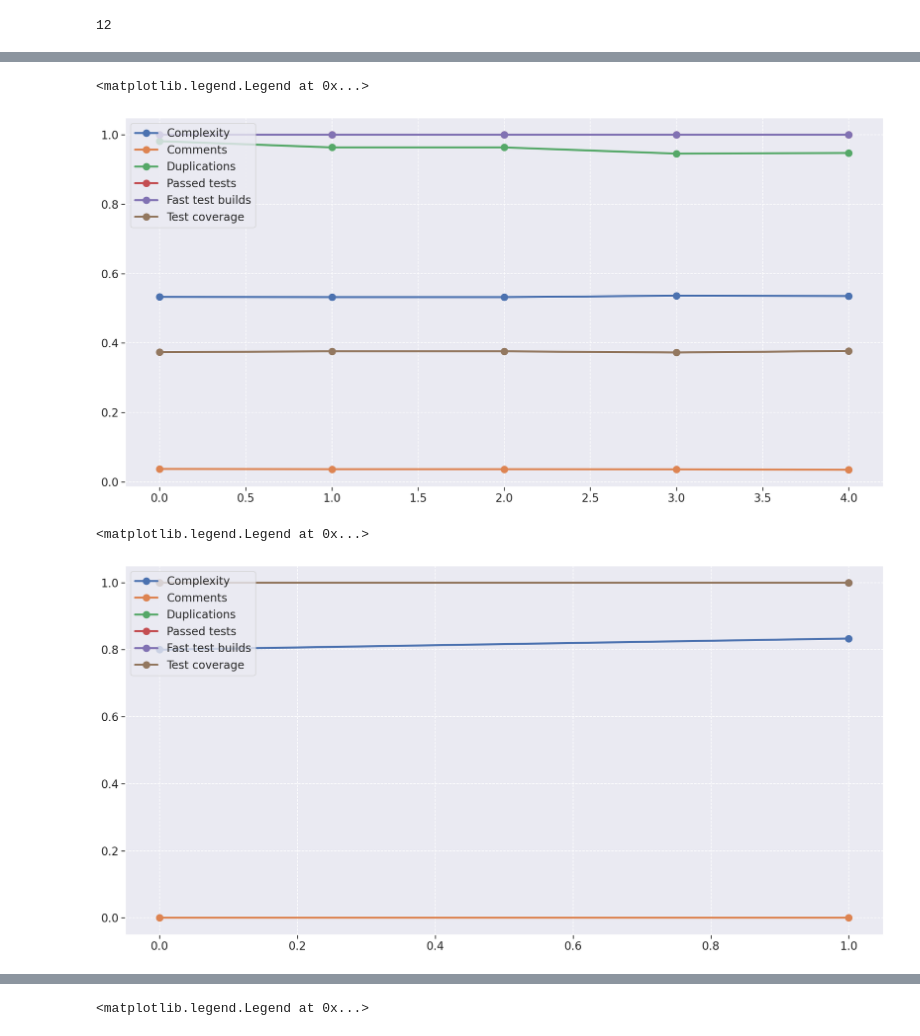
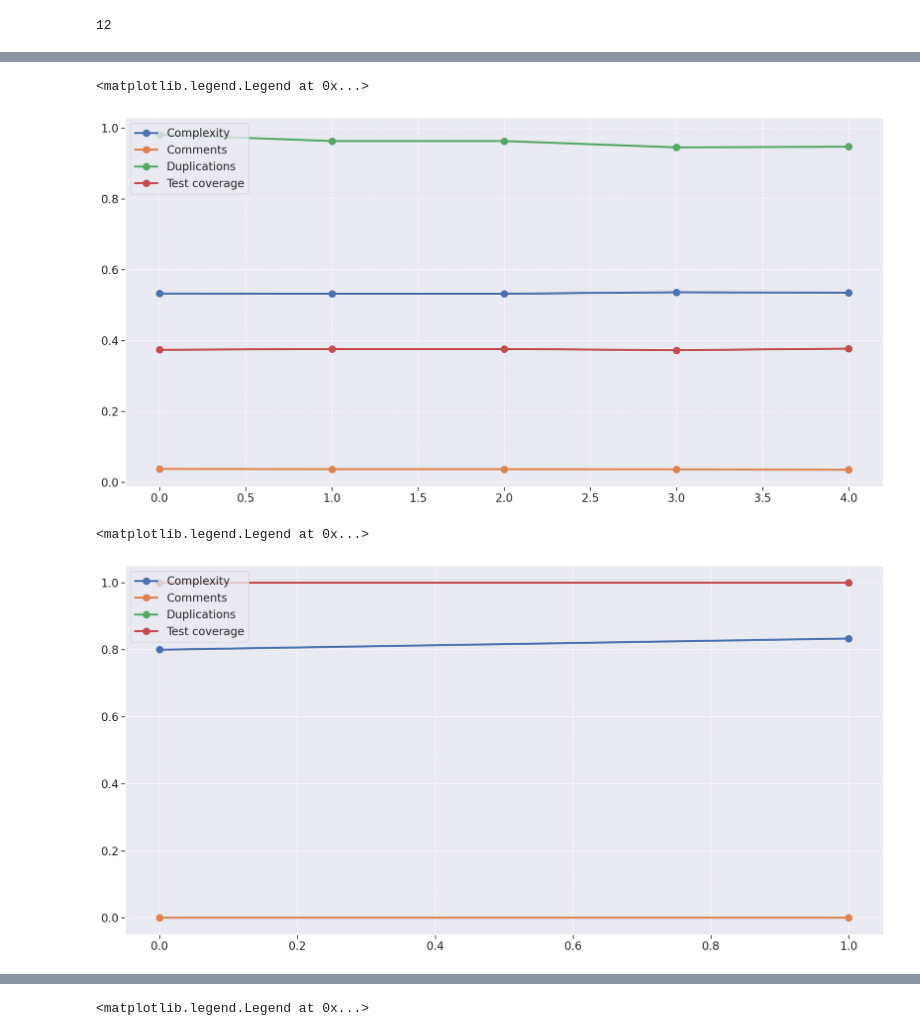
Before and after one commit to fga-eps-mds/2021-2-Oraculo-DOC, a Jupyter notebook: Notebook/analytics.ipynb, the cells around one changed output, grey strips where cells are left out. Saved outputs shown, nothing was run; the diff lists cells and outputs as text; code cells hidden in the pictures.

```diff
--- a/Notebook/analytics.ipynb
+++ b/Notebook/analytics.ipynb
@@ -134,11 +134,11 @@ metric_list = ['files',
                'duplicated_lines_density',
                'coverage',
                'ncloc',
-               'security_rating',
                'tests',
-               'test_success_density',
+               'test_errors',
+               'test_failures',
                'test_execution_time',
-               'reliability_rating']
+               'security_rating']
 
 len(metric_list)
 # %% [output]
@@ -334,29 +334,29 @@ registros_metrics = create_metrics_df(registros_df)
 # %%
 fig = plt.figure(figsize=(20, 10))
 
 plt.plot(front_metrics['m1'], label='Complexity', linewidth=3, marker='o', markersize=10)
 plt.plot(front_metrics['m2'], label='Comments', linewidth=3, marker='o', markersize=10)
 plt.plot(front_metrics['m3'], label='Duplications', linewidth=3, marker='o', markersize=10)
-plt.plot(front_metrics['m4'], label='Passed tests', linewidth=3, marker='o', markersize=10)
-plt.plot(front_metrics['m5'], label='Fast test builds', linewidth=3, marker='o', markersize=10)
+#plt.plot(front_metrics['m4'], label='Passed tests', linewidth=3, marker='o', markersize=10)
+#plt.plot(front_metrics['m5'], label='Fast test builds', linewidth=3, marker='o', markersize=10)
 plt.plot(front_metrics['m6'], label='Test coverage', linewidth=3, marker='o', markersize=10)
 plt.legend(loc='upper left')
 # %% [output]
 <matplotlib.legend.Legend at 0x...>
-[figure, old version]
+[figure, new version]
 # %%
 fig = plt.figure(figsize=(20, 10))
 
 plt.plot(profile_metrics['m1'], label='Complexity', linewidth=3, marker='o', markersize=10)
 plt.plot(profile_metrics['m2'], label='Comments', linewidth=3, marker='o', markersize=10)
 plt.plot(profile_metrics['m3'], label='Duplications', linewidth=3, marker='o', markersize=10)
-plt.plot(profile_metrics['m4'], label='Passed tests', linewidth=3, marker='o', markersize=10)
-plt.plot(profile_metrics['m5'], label='Fast test builds', linewidth=3, marker='o', markersize=10)
+#plt.plot(profile_metrics['m4'], label='Passed tests', linewidth=3, marker='o', markersize=10)
+#plt.plot(profile_metrics['m5'], label='Fast test builds', linewidth=3, marker='o', markersize=10)
 plt.plot(profile_metrics['m6'], label='Test coverage', linewidth=3, marker='o', markersize=10)
 plt.legend(loc='upper left')
 # %% [output]
 <matplotlib.legend.Legend at 0x...>
-[figure, old version]
+[figure, new version]
 # %%
 fig = plt.figure(figsize=(20, 10))
 
```
Also changed, not shown: parts of 20 cells of this notebook, 2 other files.
